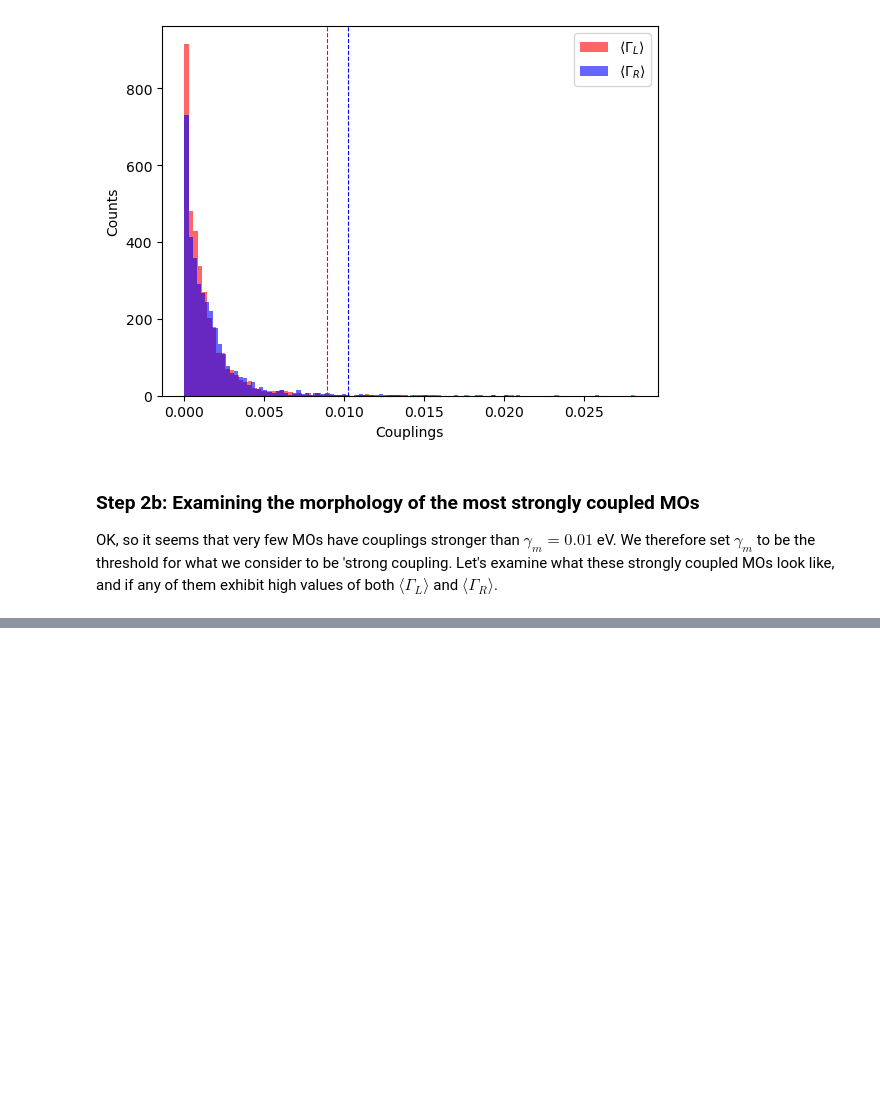
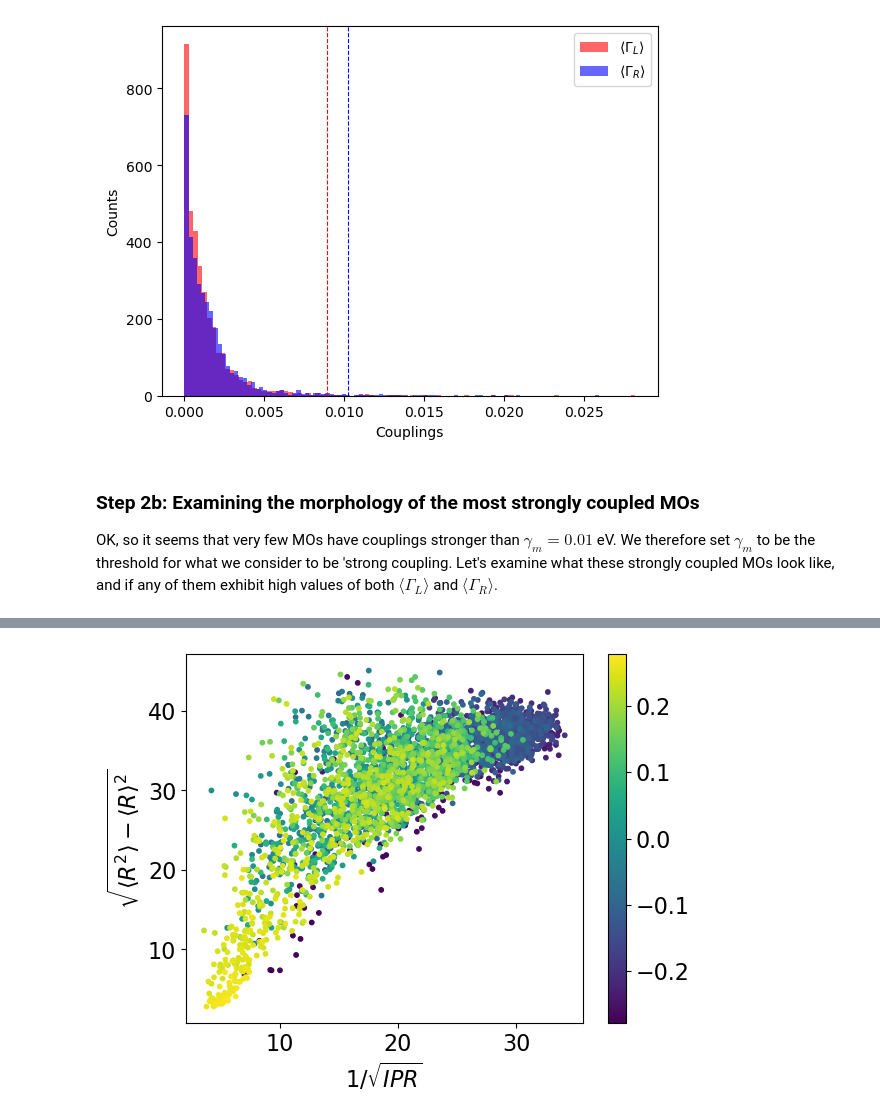
Before and after one commit to ngastellu/percolate_mac, a Jupyter notebook: proof_of_concept.ipynb, the cells around one changed output, grey strips where cells are left out. Cells and saved outputs as stored; diff of their text form; code cells hidden in the pictures; blank space fills up the shorter version.

```diff
--- a/proof_of_concept.ipynb
+++ b/proof_of_concept.ipynb
@@ -116,0 +121,9 @@ There are 47 MOs strongly coupled to the right electrode.
+# %%
+from qcnico.qcplots import plot_loc_discrep
+
+iprs = qcm.inverse_participation_ratios(M)
+rg = qcm.all_rgyrs(pos,M)
+
+plot_loc_discrep(iprs, rg, energies, usetex=False)
+# %% [output]
+[figure, added]
```
Also changed, not shown: parts of 5 cells of this notebook, 1 other file.
